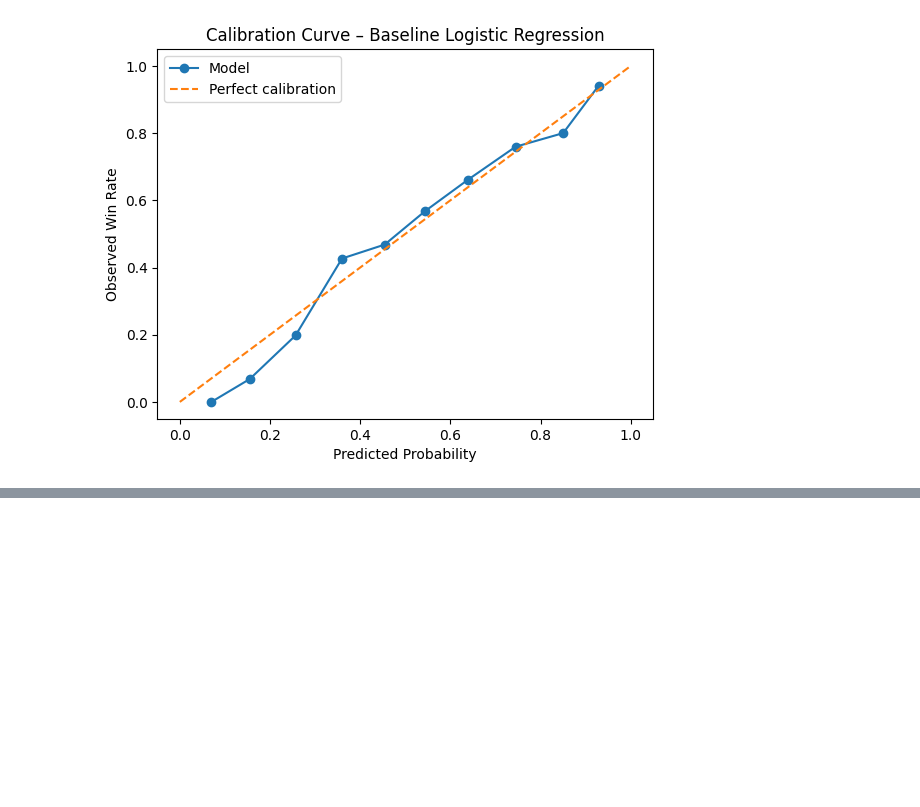
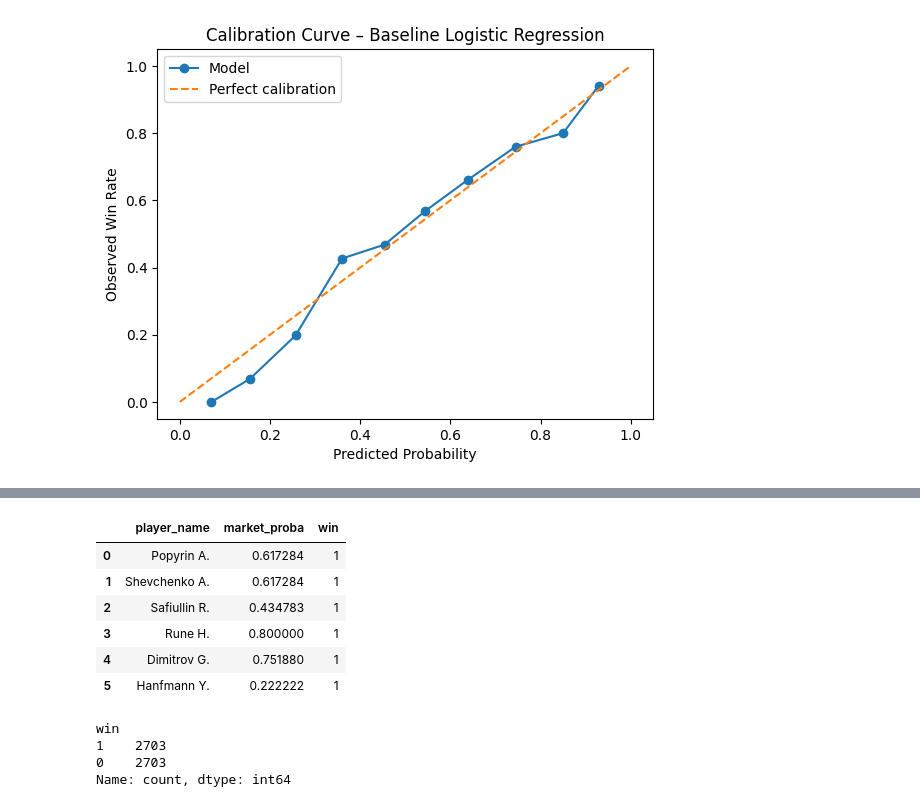
Before and after one commit to alfiemarkj-bot/tennis-pricing-inefficiencies, a Jupyter notebook: notebooks/01_data_loading_and_exploration.ipynb, the cells around one changed output, grey strips where cells are left out. Saved outputs shown, nothing was run; the diff lists cells and outputs as text; code cells hidden in the pictures; blank space fills up the shorter version.

```diff
--- a/notebooks/01_data_loading_and_exploration.ipynb
+++ b/notebooks/01_data_loading_and_exploration.ipynb
@@ -305,0 +342,3 @@ A logistic regression model was trained to estimate match win probabilities usin
+# %%
+odds_df["b365_winner_proba"]=1/odds_df["B365W"]
+odds_df["b365_loser_proba"]=1/odds_df["B365L"]
@@ -305,0 +347,17 @@ A logistic regression model was trained to estimate match win probabilities usin
+# %%
+odds_long = pd.concat([
+    odds_df[["Tournament","Date", "Winner", "Loser",
+        "b365_winner_proba"
+            ]].assign(
+        player_name=odds_df["Winner"],
+        market_proba=odds_df["b365_winner_proba"],
+        win=1),
+    odds_df[[
+        "Tournament", "Date", "Winner", "Loser",
+        "b365_loser_proba"
+    ]].assign(
+        player_name=odds_df["Loser"],
+        market_proba=odds_df["b365_loser_proba"],
+        win=0
+    )
+], ignore_index=True)
@@ -305,0 +366,10 @@ A logistic regression model was trained to estimate match win probabilities usin
+# %%
+odds_long[["player_name", "market_proba", "win"]].head(6)
+# %% [output]
+|  | player_name | market_proba | win |
+| 0 | Popyrin A. | 0.617284 | 1 |
+| 1 | Shevchenko A. | 0.617284 | 1 |
+| 2 | Safiullin R. | 0.434783 | 1 |
+| 3 | Rune H. | 0.800000 | 1 |
+| 4 | Dimitrov G. | 0.751880 | 1 |
+| 5 | Hanfmann Y. | 0.222222 | 1 |
@@ -305,0 +378,7 @@ A logistic regression model was trained to estimate match win probabilities usin
+# %%
+odds_long["win"].value_counts()
+# %% [output]
+win
+1    2703
+0    2703
+Name: count, dtype: int64
```
Also changed, not shown: parts of 46 cells of this notebook.
